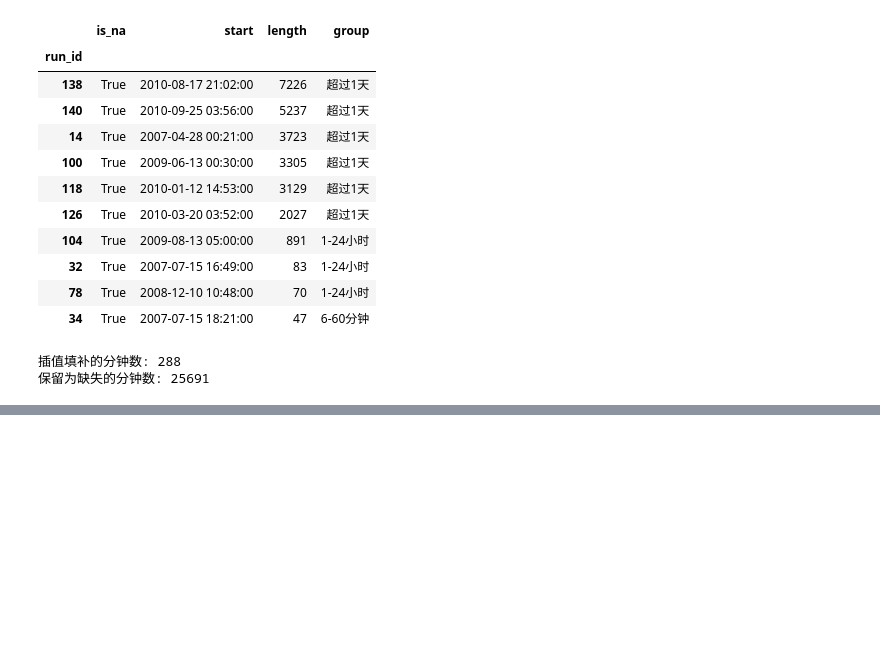
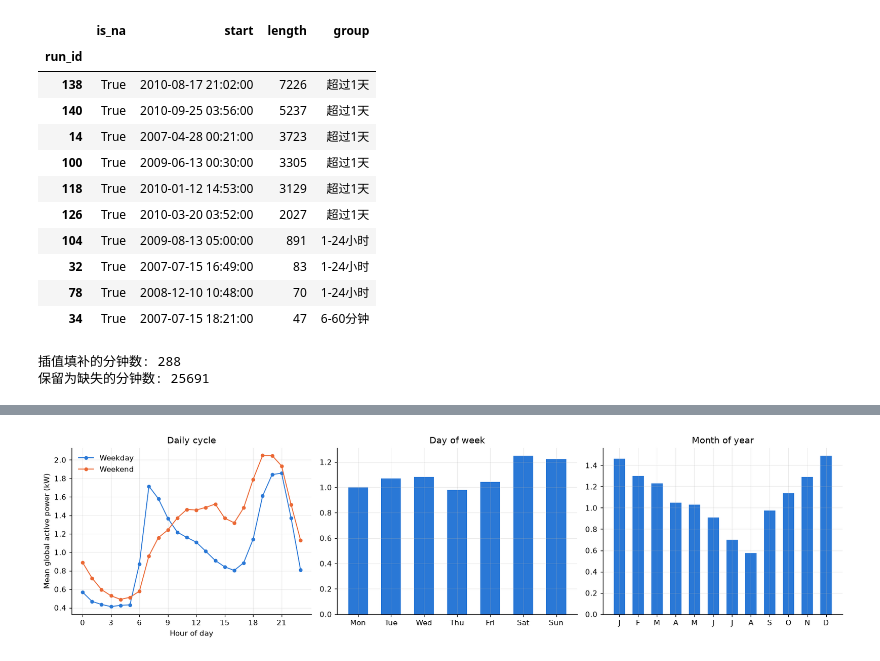
Before and after one commit to JerryLiu0214/electricity-forecasting, a Jupyter notebook: electricity_forecasting.ipynb, the cells around one changed output, grey strips where cells are left out. Drawn from its saved outputs; the diff is of its cells as text; code cells hidden in the pictures; blank space fills up the shorter version.

```diff
--- a/electricity_forecasting.ipynb
+++ b/electricity_forecasting.ipynb
@@ -227,0 +276,35 @@ hourly.head()
+# %%
+eda = hourly[["Global_active_power"]].dropna().copy()
+eda["hour"] = eda.index.hour
+eda["dayofweek"] = eda.index.dayofweek
+eda["month"] = eda.index.month
+eda["is_weekend"] = eda["dayofweek"] >= 5
+
+by_hour = eda.groupby(["hour", "is_weekend"])["Global_active_power"].mean().unstack()
+by_dow = eda.groupby("dayofweek")["Global_active_power"].mean()
+by_month = eda.groupby("month")["Global_active_power"].mean()
+
+fig, axes = plt.subplots(1, 3, figsize=(15, 4))
+
+axes[0].plot(by_hour.index, by_hour[False], color=BLUE, marker="o", markersize=4, label="Weekday")
+axes[0].plot(by_hour.index, by_hour[True], color=ORANGE, marker="o", markersize=4, label="Weekend")
+axes[0].set_xticks(range(0, 24, 3))
+axes[0].set_xlabel("Hour of day")
+axes[0].set_ylabel("Mean global active power (kW)")
+axes[0].set_title("Daily cycle")
+axes[0].legend(frameon=False)
+
+axes[1].bar(by_dow.index, by_dow, color=BLUE, width=0.6)
+axes[1].set_xticks(range(7))
+axes[1].set_xticklabels(["Mon", "Tue", "Wed", "Thu", "Fri", "Sat", "Sun"])
+axes[1].set_title("Day of week")
+
+axes[2].bar(by_month.index, by_month, color=BLUE, width=0.6)
+axes[2].set_xticks(range(1, 13))
+axes[2].set_xticklabels(["J", "F", "M", "A", "M", "J", "J", "A", "S", "O", "N", "D"])
+axes[2].set_title("Month of year")
+
+plt.tight_layout()
+plt.show()
+# %% [output]
+[figure, added]
```
Also changed, not shown: parts of 7 cells of this notebook.
